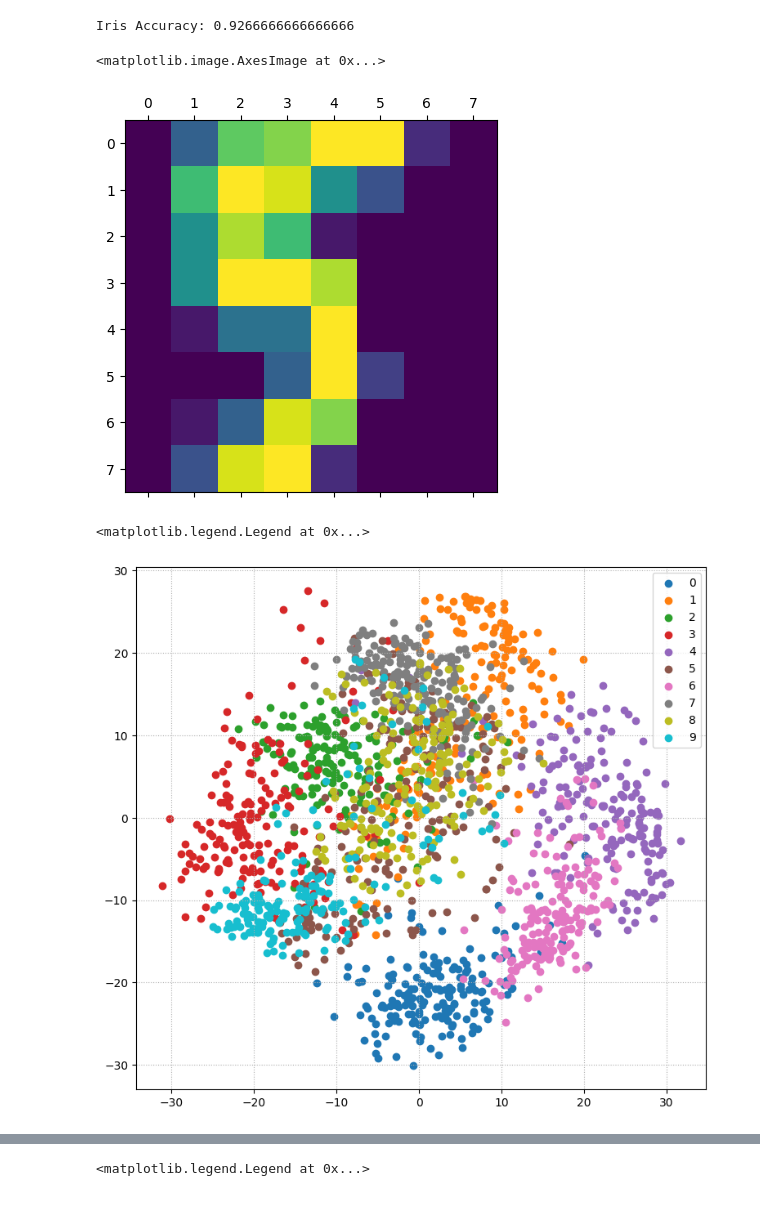
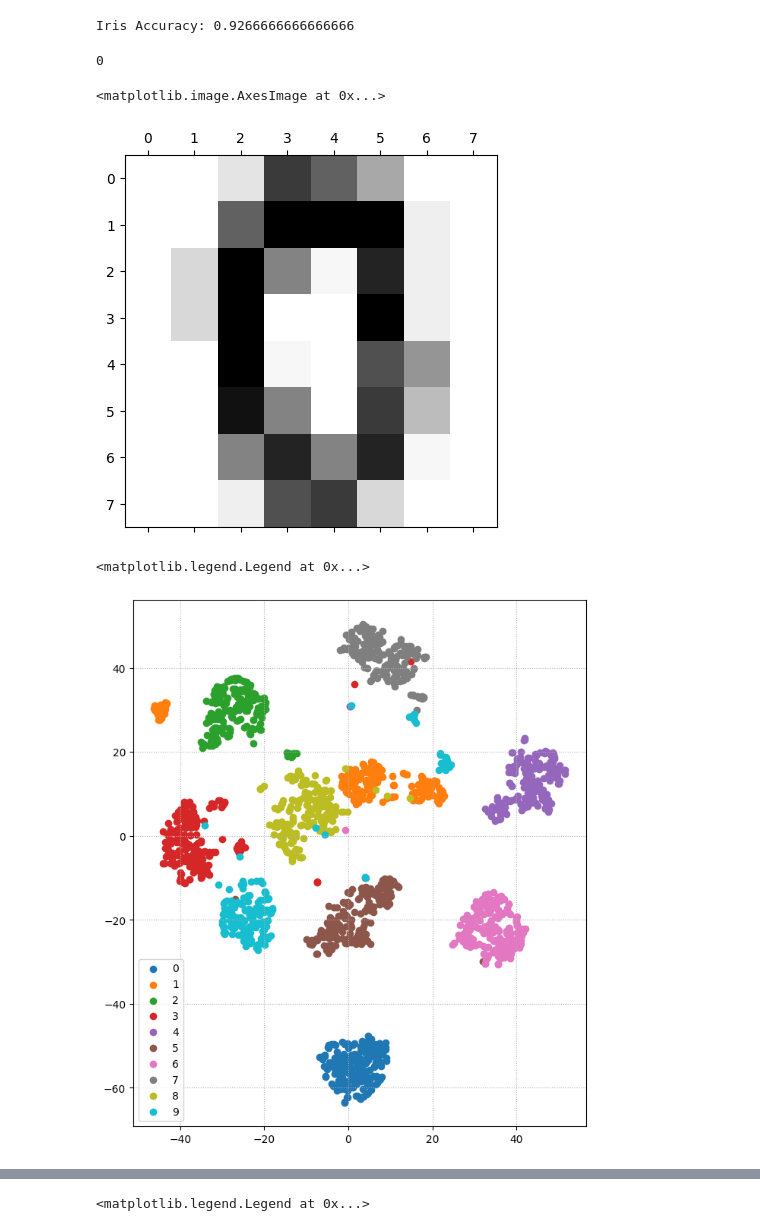
Before and after one commit to w4k2/umlc, a Jupyter notebook: live_coding/00_klasyfikacja/notebook.ipynb, the cells around one changed output, grey strips where cells are left out. Cells and saved outputs as stored; diff of their text form; code cells hidden in the pictures.

```diff
--- a/live_coding/00_klasyfikacja/notebook.ipynb
+++ b/live_coding/00_klasyfikacja/notebook.ipynb
@@ -174,23 +262,36 @@ Iris Accuracy: 0.9266666666666666
 from sklearn.datasets import load_digits
 
 digits = load_digits()
-plt.matshow(digits.images[15])
+selected_idx = 20
+
+img = digits.images[selected_idx]
+label = digits.target[selected_idx]
+
+print(digits.target[selected_idx])
+# print(digits.images[selected_idx])
+plt.matshow(digits.images[selected_idx], cmap='Greys')
 # %% [output]
-<matplotlib.image.AxesImage at 0x...>
+0
+<matplotlib.image.AxesImage at 0x...>
-[figure, old version]
+[figure, new version]
 # %%
+from sklearn.decomposition import PCA
+from sklearn.manifold import TSNE
+
 X, y = digits.data, digits.target
 
-x = PCA(n_components=2).fit_transform(X)
+X = X / 254
+# x = PCA(n_components=2).fit_transform(X)
+x = TSNE(n_components=2).fit_transform(X)
 
 fig, ax = plt.subplots(1, 1, figsize=(1.5 * BW, 1.5 * BW))
 
 for i in range(10):
     ax.scatter(*x[y == i].T, label=i)
 
 ax.set_aspect(True)
 ax.grid(True, ls=':')
 ax.legend()
 # %% [output]
 <matplotlib.legend.Legend at 0x...>
-[figure, old version]
+[figure, new version]
```
Also changed, not shown: parts of 22 cells of this notebook, 11 other files.
